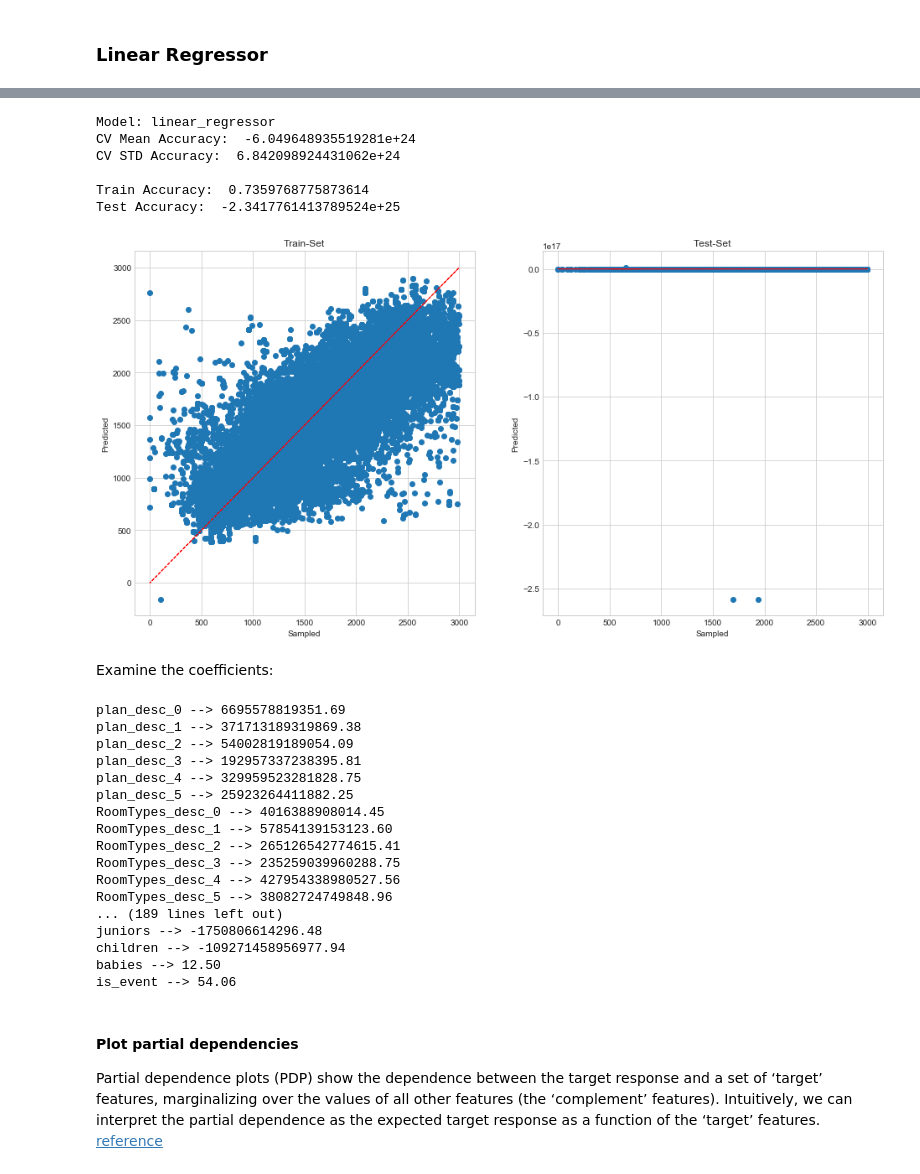
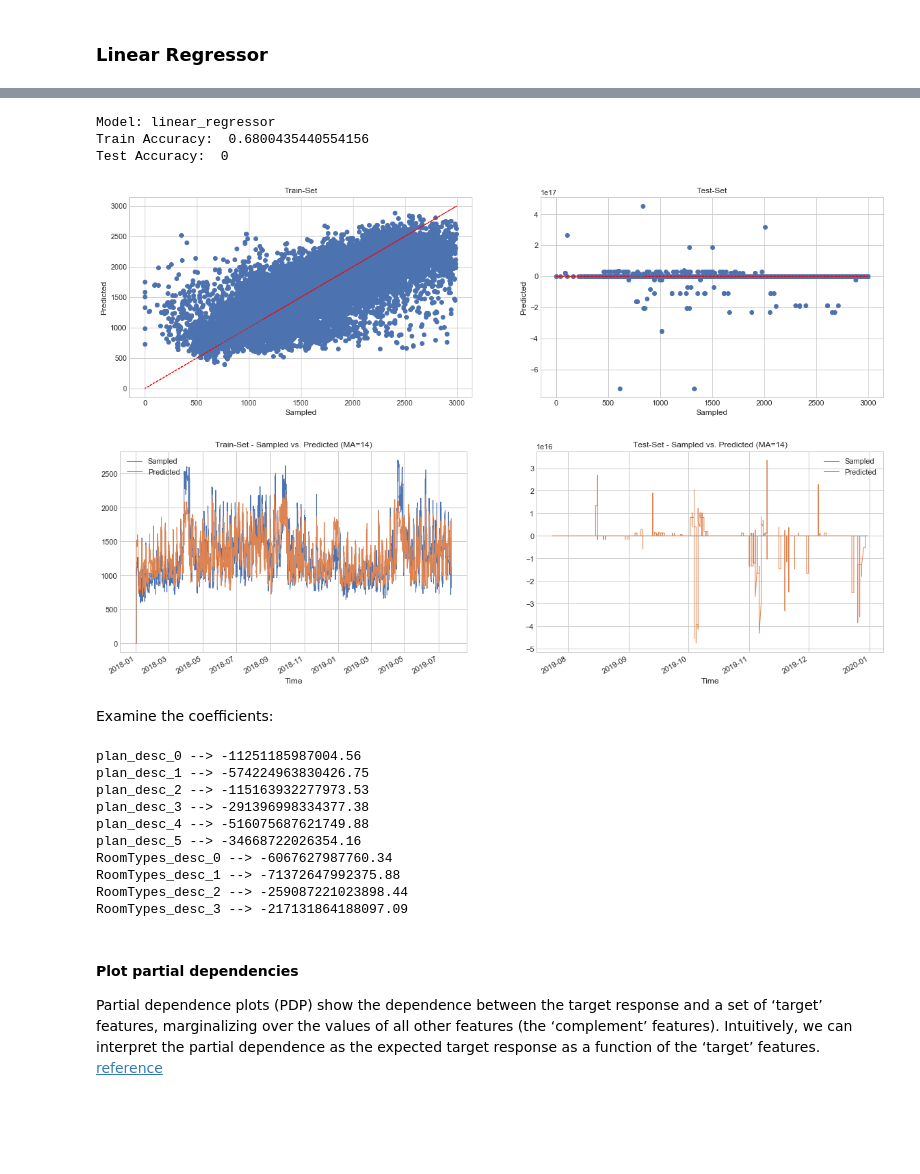
Before and after one commit to sgino209/hotels_rms, a Jupyter notebook: nb0_arr_analysis.ipynb, the cells around one changed output, grey strips where cells are left out. Drawn from its saved outputs; the diff is of its cells as text; code cells hidden in the pictures; blank space fills up the shorter version.

```diff
--- a/nb0_arr_analysis.ipynb
+++ b/nb0_arr_analysis.ipynb
@@ -239,7 +300,6 @@ memory usage: 13.5+ MB
 # %% [markdown]
 ### Encode the dataset
 # %%
-dependent_series = reservations_df[dependent_var]
 encoded_pre_df = reservations_df.drop([dependent_var], axis=1)
 
 # Label Encoding:
@@ -248,7 +308,8 @@ encoded_categorical_df = encoded_pre_df.select_dtypes(include=['object']).apply(
 
 # OneHot Encoding:
 enc_oh = OneHotEncoder(handle_unknown='ignore')
-encoded_categorical_oh_df = pd.DataFrame(enc_oh.fit_transform(encoded_categorical_df).toarray(), index=reservations_df.index)
+encoded_categorical_oh_df = pd.DataFrame(enc_oh.fit_transform(encoded_categorical_df).toarray(),
+                                         index=reservations_df.index)
 encoded_categorical_oh_df.columns = enc_oh.get_feature_names(encoded_categorical_df.columns)
 
 # Numerical Features:
@@ -374,3 +532,10 @@ plt.show()
+# %%
+def print_model_accuracy(model, X_train, y_train, X_test, y_test):
+    score_trn = model.score(X_train, y_train) if abs(model.score(X_train, y_train))<=1 else 0
+    score_tst = model.score(X_train, y_train) if abs(model.score(X_test, y_test))<=1 else 0
+    score_trn = model.score(X_train, y_train) if abs(model.score(X_train, y_train))<=1 else 0
+    print('Train Accuracy: ', score_trn)
+    print('Test Accuracy: ', score_tst)
 # %% [markdown]
 <hr>
 # %% [markdown]
@@ -382,8 +547,10 @@ Linear Modelling:
 # %% [markdown]
 ### Normalization
 # %%
-min_max_scaler = MinMaxScaler if scaling_mode == "minmax" else StandardScaler()
-encoded_scl_df = pd.DataFrame(min_max_scaler.fit_transform(encoded_df), columns=encoded_df.columns)
+scaler = MinMaxScaler if scaling_mode == "minmax" else StandardScaler()
+encoded_scl_df = pd.DataFrame(scaler.fit_transform(encoded_df),
+                              index=encoded_df.index,
+                              columns=encoded_df.columns)
 
 encoded_scl_df.describe()
 # %% [output]
@@ -468,0 +580,16 @@ def print_model_accuracy(model, X_train, y_train, X_test, y_test):
+# %%
+X_train, X_test, y_train, y_test = train_test_split(encoded_scl_df,
+                                                    dependent_series,
+                                                    test_size=cv_ratio,
+                                                    random_state=27,
+                                                    shuffle=False)   # essential for TimeSeries
+
+X_train = X_train.sort_index()
+X_test = X_test.sort_index()
+y_train = y_train.sort_index()
+y_test = y_test.sort_index()
+
+X_train.index = X_train.index.rename(index_var)
+X_test.index = X_test.index.rename(index_var)
+y_train.index = y_train.index.rename(index_var)
+y_test.index = y_test.index.rename(index_var)
@@ -479,63 +623,54 @@ model_name = models[0]
 print('Model: %s' % model_name)
 model_file = save_path + "model_%s_h%d.pkl" % (model_name, hotel_sel)
 
 if path.isfile(model_file) and not overwrite_saved_data:
 
     # Load an existing model
     model = joblib.load(model_file)
 
 else:
 
     # Create object
     model = LinearRegression(n_jobs=4)
 
     # Train the model using the training sets
     model = model.fit(X_train, y_train)
 
     # Save the model
     joblib.dump(model, model_file)
 
     # Get cross validation scores
     get_cv_scores(model, X_train, y_train)
 
 print_model_accuracy(model, X_train, y_train, X_test, y_test)
 
 # Make predictions using the testing set
 y_pred = model.predict(X_test)
 
 # Plot
-plot_model(model, X_train, y_train, y_test, y_pred)
+plot_model_results(model, X_train, X_test, y_train, y_test, y_pred)
 # %% [output]
 Model: linear_regressor
-CV Mean Accuracy:  -6.049648935519281e+24
-CV STD Accuracy:  6.842098924431062e+24
-
-Train Accuracy:  0.7359768775873614
-Test Accuracy:  -2.3417761413789524e+25
+Train Accuracy:  0.6800435440554156
+Test Accuracy:  0
-[figure, old version]
+[figure, new version]
+[figure, added]
 # %% [markdown]
 Examine the coefficients:
 # %%
-for coef, col in enumerate(X_train.columns):
+for coef, col in enumerate(X_train.columns[:10]):
     print('%s --> %.2f' % (col, model.coef_[coef]))
 # %% [output]
-plan_desc_0 --> 6695578819351.69
-plan_desc_1 --> 371713189319869.38
-plan_desc_2 --> 54002819189054.09
-plan_desc_3 --> 192957337238395.81
-plan_desc_4 --> 329959523281828.75
-plan_desc_5 --> 25923264411882.25
-RoomTypes_desc_0 --> 4016388908014.45
-RoomTypes_desc_1 --> 57854139153123.60
-RoomTypes_desc_2 --> 265126542774615.41
-RoomTypes_desc_3 --> 235259039960288.75
-RoomTypes_desc_4 --> 427954338980527.56
-RoomTypes_desc_5 --> 38082724749848.96
-... (189 lines left out)
-juniors --> -1750806614296.48
-children --> -109271458956977.94
-babies --> 12.50
-is_event --> 54.06
+plan_desc_0 --> -11251185987004.56
+plan_desc_1 --> -574224963830426.75
+plan_desc_2 --> -115163932277973.53
+plan_desc_3 --> -291396998334377.38
+plan_desc_4 --> -516075687621749.88
+plan_desc_5 --> -34668722026354.16
+RoomTypes_desc_0 --> -6067627987760.34
+RoomTypes_desc_1 --> -71372647992375.88
+RoomTypes_desc_2 --> -259087221023898.44
+RoomTypes_desc_3 --> -217131864188097.09
 # %% [markdown]
 #### Plot partial dependencies
 Partial dependence plots (PDP) show the dependence between the target response and a set of ‘target’ features, marginalizing over the values of all other features (the ‘complement’ features). Intuitively, we can interpret the partial dependence as the expected target response as a function of the ‘target’ features.<br>
```
Also changed, not shown: parts of 64 cells of this notebook, 3 other files.
